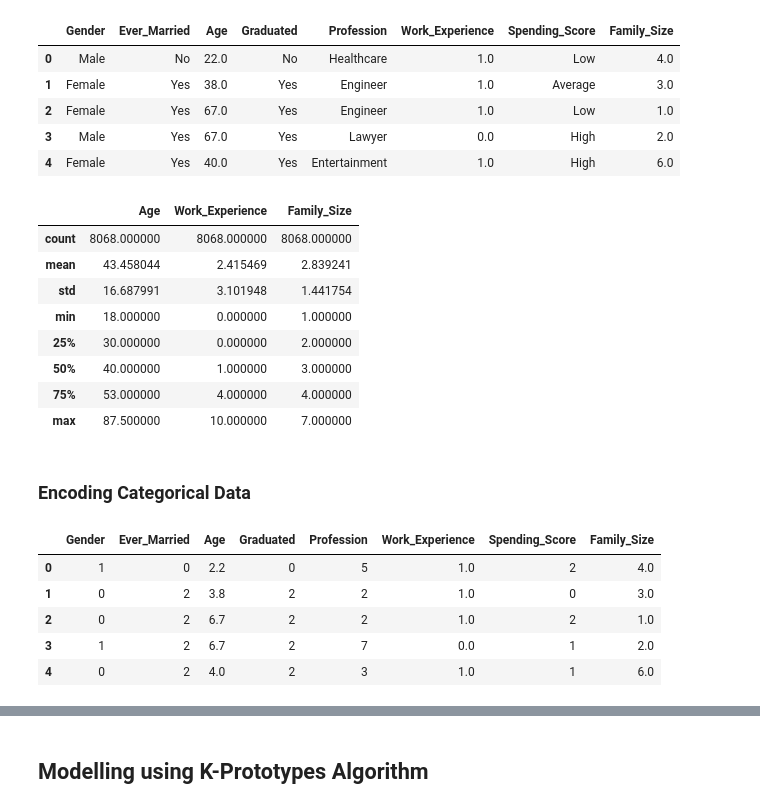
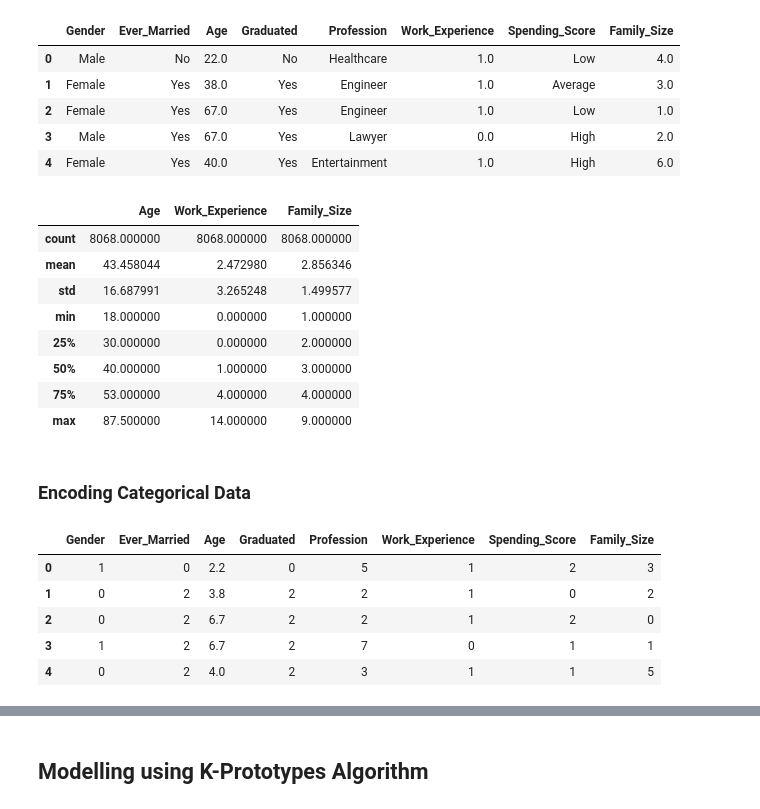
Before and after one commit to rfajri27/customer_segmentation, a Jupyter notebook: customer_segmentation.ipynb, the cells around one changed output, grey strips where cells are left out. Drawn from its saved outputs; the diff is of its cells as text; code cells hidden in the pictures.

```diff
--- a/customer_segmentation.ipynb
+++ b/customer_segmentation.ipynb
@@ -42,8 +42,9 @@ df.head()
 | 3 | 461735 | Male | Yes | 67 | Yes | Lawyer | 0.0 | High | ... |
 | 4 | 462669 | Female | Yes | 40 | Yes | Entertainment | NaN | High | ... |
 # %%
-kolom_numerik = ['Age', 'Family_Size', 'Work_Experience']
-kolom_kategorikal = ['Gender', 'Ever_Married', 'Graduated', 'Profession', 'Spending_Score']
+kolom_numerik = ['Age']
+kolom_kategorik = ['Gender', 'Ever_Married', 'Graduated', 'Profession',
+                     'Spending_Score', 'Family_Size', 'Work_Experience']
 # %% [markdown]
 ## Data Cleansing
 # %%
@@ -92,10 +93,10 @@ Pada kolom numerik akan dilakukan imputation dengan menggunakan **nilai median**
 # %%
-for kol in kolom_numerik:
-    med = df[kol].median()
-    df[kol].fillna(med, inplace=True)
+for kol in kolom_kategorik:
+    if (kol == 'Family_Size' or kol == 'Work_Experience'):
+        med = df[kol].median()
+        df[kol].fillna(med, inplace=True)
+    else:
+        df[kol].fillna('Unknown', inplace=True)
-# %%
-for kol in kolom_kategorikal:
-    df[kol].fillna('Unknown', inplace=True)
 # %%
 df.isna().sum()
 # %% [output]
@@ -150,7 +147,7 @@ df = df.mask(kondisi_lower_than, minimum, axis=1)
 # %% [markdown]
 ### Find Not Standar Values
 # %%
-for kol in kolom_kategorikal:
+for kol in kolom_kategorik:
     print(df[kol].value_counts())
 # %% [output]
 Male      4417
@@ -216,30 +212,32 @@ cleaned_df.describe()
 # %% [output]
 |  | Age | Work_Experience | Family_Size |
 | count | 8068.000000 | 8068.000000 | 8068.000000 |
-| mean | 43.458044 | 2.415469 | 2.839241 |
-| std | 16.687991 | 3.101948 | 1.441754 |
+| mean | 43.458044 | 2.472980 | 2.856346 |
+| std | 16.687991 | 3.265248 | 1.499577 |
 | min | 18.000000 | 0.000000 | 1.000000 |
 | 25% | 30.000000 | 0.000000 | 2.000000 |
 | 50% | 40.000000 | 1.000000 | 3.000000 |
 | 75% | 53.000000 | 4.000000 | 4.000000 |
-| max | 87.500000 | 10.000000 | 7.000000 |
+| max | 87.500000 | 14.000000 | 9.000000 |
 # %%
 # Decimal Scaling
 cleaned_df['Age'] = cleaned_df['Age'] / 10
 # %% [markdown]
 ### Encoding Categorical Data
 # %%
-for kol in kolom_kategorikal:
+for kol in kolom_kategorik:
+    if (kol == 'Family_Size' or kol == 'Work_Experience'):
+        pass
     cleaned_df[kol] = LabelEncoder().fit_transform(cleaned_df[kol])
 
 cleaned_df.head()
 # %% [output]
 |  | Gender | Ever_Married | Age | Graduated | Profession | Work_Experience | Spending_Score | Family_Size |
-| 0 | 1 | 0 | 2.2 | 0 | 5 | 1.0 | 2 | 4.0 |
-| 1 | 0 | 2 | 3.8 | 2 | 2 | 1.0 | 0 | 3.0 |
-| 2 | 0 | 2 | 6.7 | 2 | 2 | 1.0 | 2 | 1.0 |
-| 3 | 1 | 2 | 6.7 | 2 | 7 | 0.0 | 1 | 2.0 |
-| 4 | 0 | 2 | 4.0 | 2 | 3 | 1.0 | 1 | 6.0 |
+| 0 | 1 | 0 | 2.2 | 0 | 5 | 1 | 2 | 3 |
+| 1 | 0 | 2 | 3.8 | 2 | 2 | 1 | 0 | 2 |
+| 2 | 0 | 2 | 6.7 | 2 | 2 | 1 | 2 | 0 |
+| 3 | 1 | 2 | 6.7 | 2 | 7 | 0 | 1 | 1 |
+| 4 | 0 | 2 | 4.0 | 2 | 3 | 1 | 1 | 5 |
 # %%
 cleaned_df.describe()
 # %% [output]
```
Also changed, not shown: parts of 15 cells of this notebook, 13 other files.
